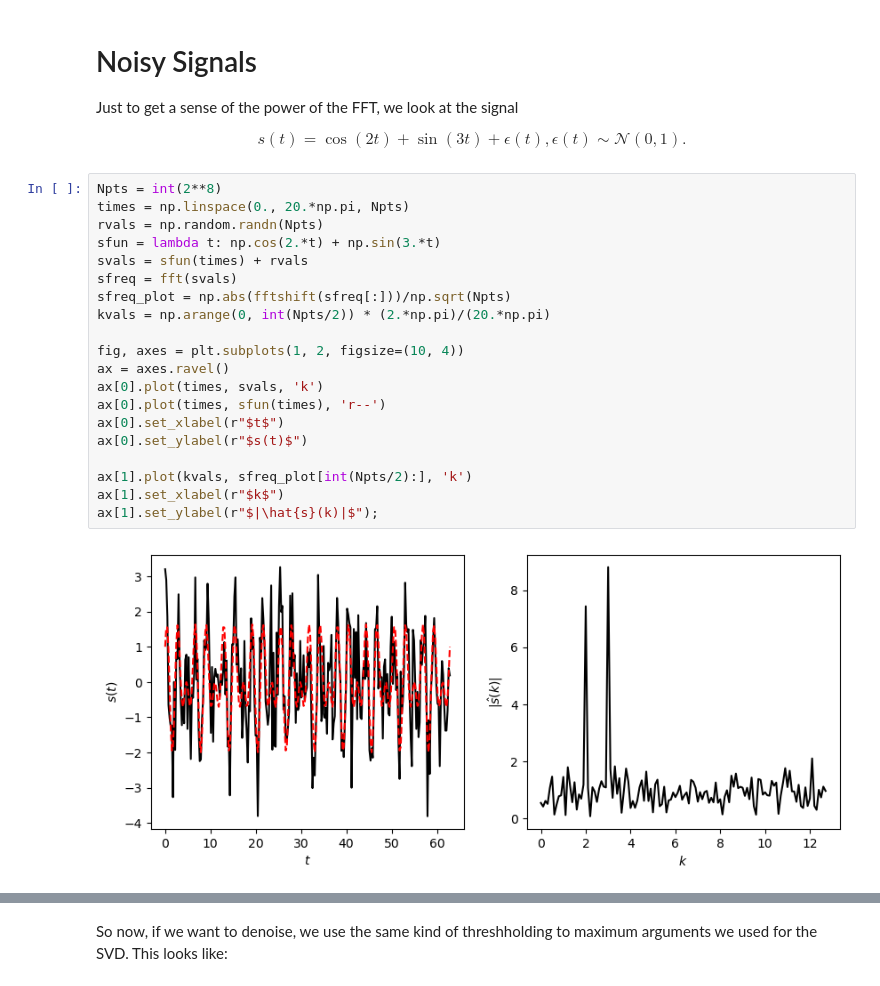
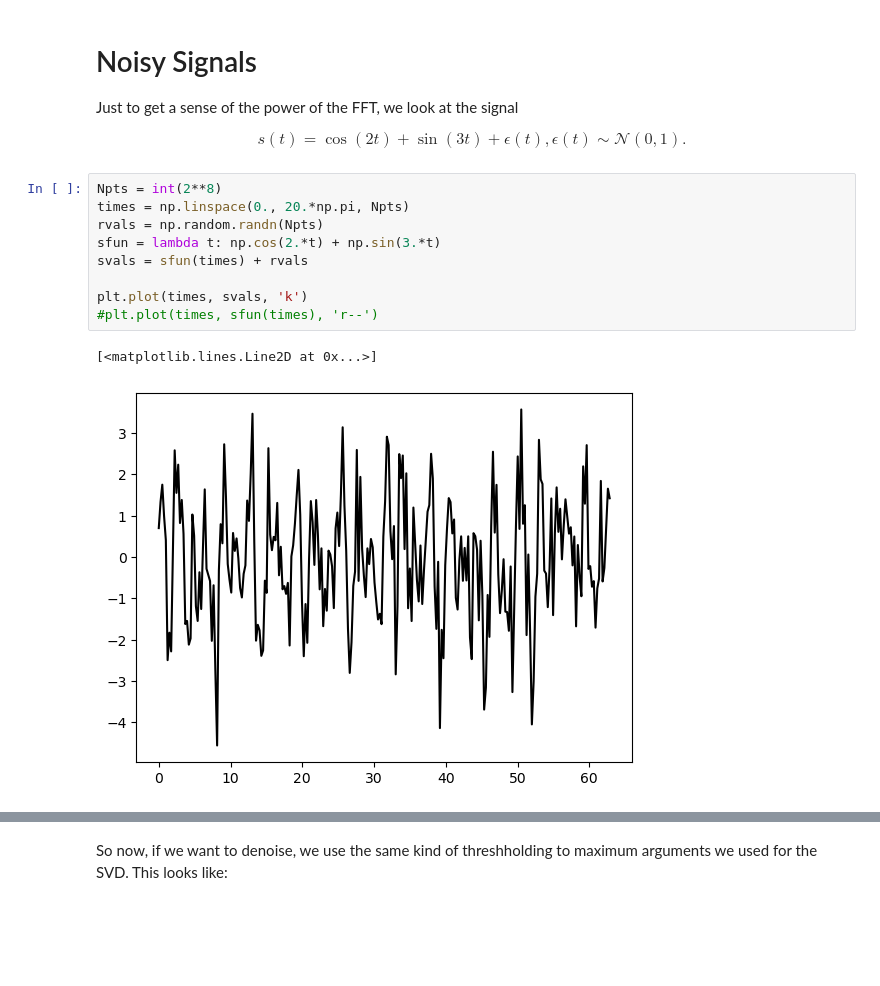
Before and after one commit to cwcurtis/MATH-596-Mathematical-Data-Science, a Jupyter notebook: Lecture_Notes/FFT_Notes.ipynb, the cells around one changed output, grey strips where cells are left out. Drawn from its saved outputs; the diff is of its cells as text; blank space fills up the shorter version.

```diff
--- a/Lecture_Notes/FFT_Notes.ipynb
+++ b/Lecture_Notes/FFT_Notes.ipynb
@@ -16,22 +16,12 @@ $$
 # %%
 Npts = int(2**8)
 times = np.linspace(0., 20.*np.pi, Npts)
 rvals = np.random.randn(Npts)
 sfun = lambda t: np.cos(2.*t) + np.sin(3.*t)
 svals = sfun(times) + rvals
-sfreq = fft(svals)
-sfreq_plot = np.abs(fftshift(sfreq[:]))/np.sqrt(Npts)
-kvals = np.arange(0, int(Npts/2)) * (2.*np.pi)/(20.*np.pi)
 
-fig, axes = plt.subplots(1, 2, figsize=(10, 4))
-ax = axes.ravel()
-ax[0].plot(times, svals, 'k')
-ax[0].plot(times, sfun(times), 'r--')
-ax[0].set_xlabel(r"$t$")
-ax[0].set_ylabel(r"$s(t)$")
-
-ax[1].plot(kvals, sfreq_plot[int(Npts/2):], 'k')
-ax[1].set_xlabel(r"$k$")
-ax[1].set_ylabel(r"$|\hat{s}(k)|$");
+plt.plot(times, svals, 'k')
+#plt.plot(times, sfun(times), 'r--')
 # %% [output]
+[<matplotlib.lines.Line2D at 0x...>]
-[figure, old version]
+[figure, new version]
```
Also changed, not shown: parts of 4 cells of this notebook, 1 other file.
